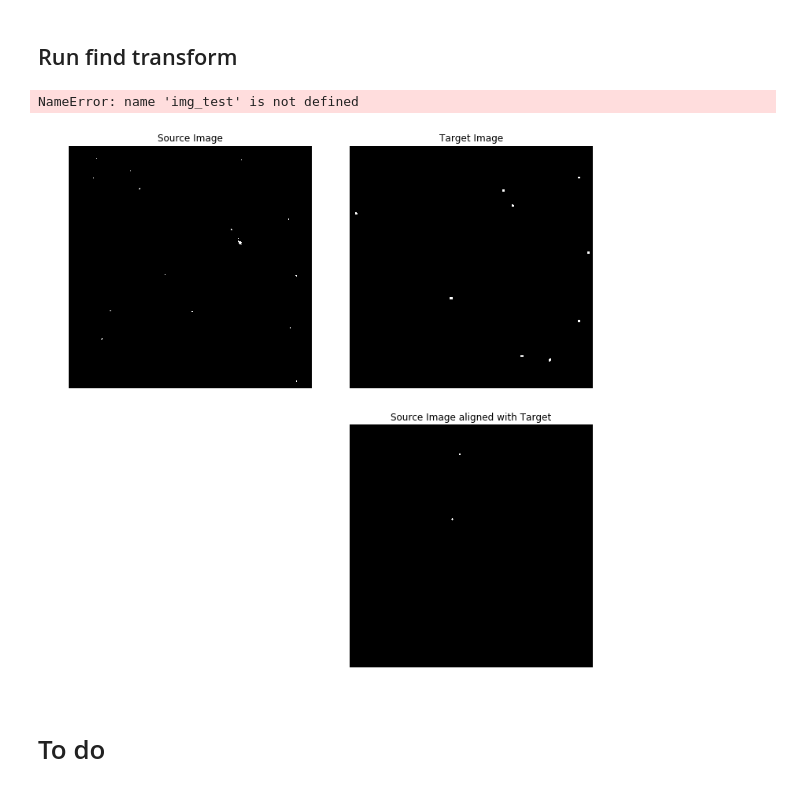
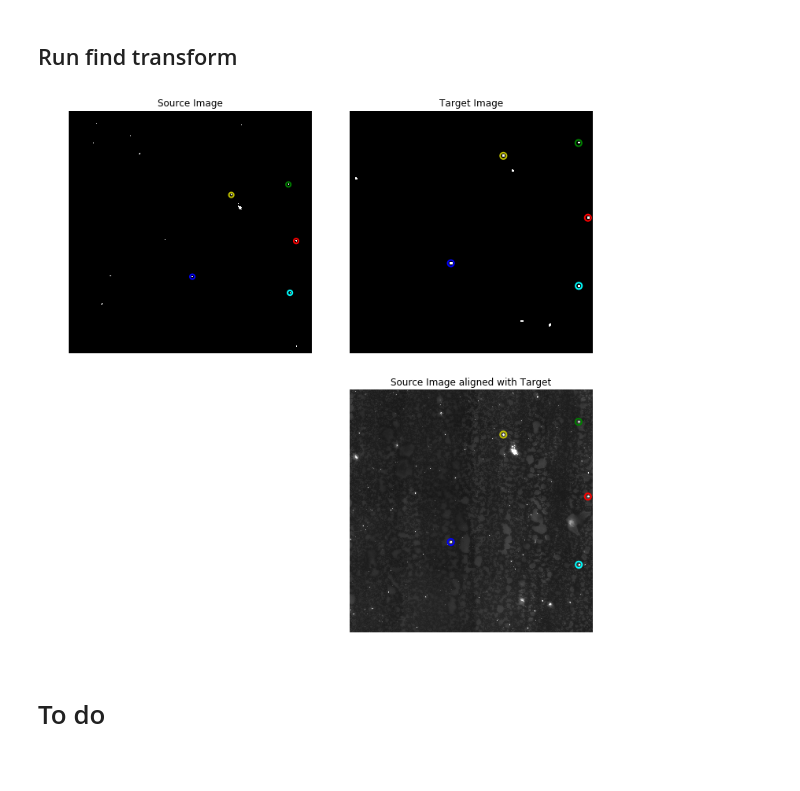
Before and after one commit to LucasFuentesValenzuela/ImageRegistration, a Jupyter notebook: Combine FOVS_v4.ipynb, the cells around one changed output. Drawn from its saved outputs; the diff is of its cells as text; code cells hidden in the pictures.

```diff
--- a/Combine FOVS_v4.ipynb
+++ b/Combine FOVS_v4.ipynb
@@ -172,15 +174,13 @@ from astroalign_test import *
 # %%
 transf, (pos_img_virtual, pos_img_lM) = find_transform(img_virtual_bin, img_lowMag_bin)
 # %%
-registered_image = apply_transform(transf,img_test, img_lowMag)
+registered_image = apply_transform(transf,img_virtual, img_lowMag)
 img_aligned=registered_image[0]*3
-# %% [output]
-NameError: name 'img_test' is not defined
 # %%
 r=60
-viz_ref_points(img_virtual_bin,img_lowMag_bin,img_aligned,transf,pos_img_virtual,pos_img_lM,r,circles=False)
+viz_ref_points(img_virtual_bin,img_lowMag_bin,img_aligned,transf,pos_img_virtual,pos_img_lM,r,circles=True)
 # %% [output]
-[figure, old version]
+[figure, new version]
 # %% [markdown]
 # To do
 # %% [markdown]
```
Also changed, not shown: parts of 1 cell of this notebook, 1 other file.
